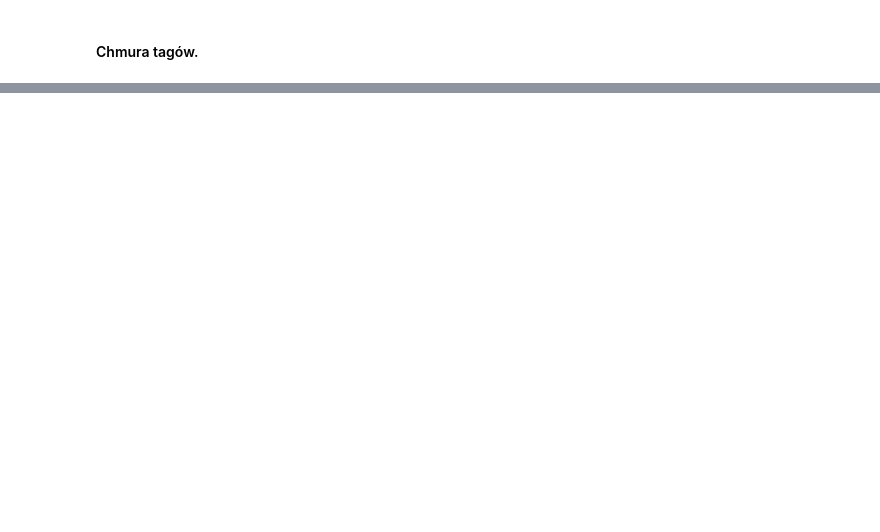
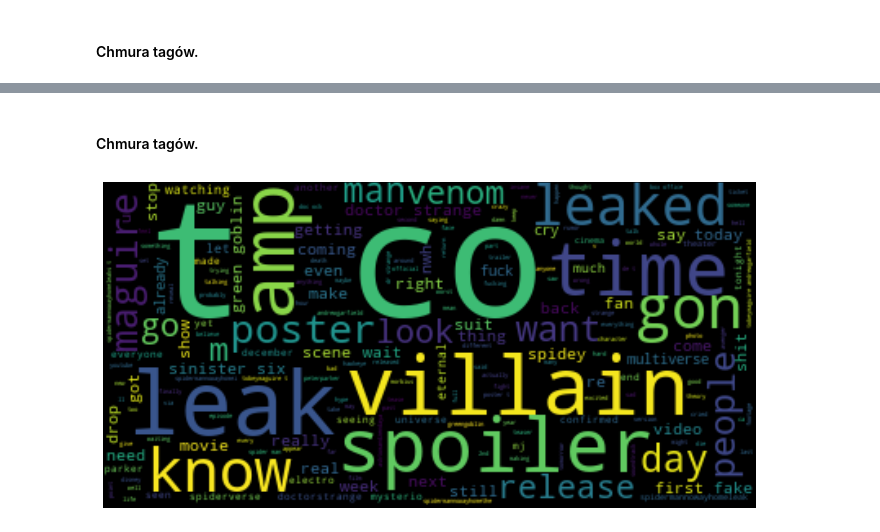
Before and after one commit to marcelmalewski/INF_Marcel_Malewski_274929, a Jupyter notebook: projekt2/projekt2.ipynb, the cells around one changed output, grey strips where cells are left out. Saved outputs shown, nothing was run; the diff lists cells and outputs as text; code cells hidden in the pictures; blank space fills up the shorter version.

```diff
--- a/projekt2/projekt2.ipynb
+++ b/projekt2/projekt2.ipynb
@@ -400,0 +483,6 @@ plt.show()
+# %%
+lem = WordNetLemmatizer()
+
+lemmed_words = []
+for w in filtered_tweets_as_words:
+    lemmed_words.append(lem.lemmatize(w))
@@ -400,0 +522,16 @@ plt.show()
+# %%
+warnings.filterwarnings("ignore")
+
+lemmed_words_as_text = ""
+
+for w in lemmed_words:
+    lemmed_words_as_text = lemmed_words_as_text + " " + w
+
+# Create and generate a word cloud image:
+wordcloud = WordCloud().generate(lemmed_words_as_text)
+
+# Display the generated image:
+plt.figure(figsize=(12, 6))
+plt.imshow(wordcloud, interpolation='bilinear')
+plt.axis("off")
+plt.show()
@@ -400,0 +626,6 @@ plt.show()
+# %%
+lem = WordNetLemmatizer()
+
+lemmed_words = []
+for w in filtered_tweets_as_words:
+    lemmed_words.append(lem.lemmatize(w))
@@ -400,0 +663,20 @@ plt.show()
+# %% [markdown]
+#### Chmura tagów.
+# %%
+warnings.filterwarnings("ignore")
+
+lemmed_words_as_text = ""
+
+for w in lemmed_words:
+    lemmed_words_as_text = lemmed_words_as_text + " " + w
+
+# Create and generate a word cloud image:
+wordcloud = WordCloud().generate(lemmed_words_as_text)
+
+# Display the generated image:
+plt.figure(figsize=(12, 6))
+plt.imshow(wordcloud, interpolation='bilinear')
+plt.axis("off")
+plt.show()
+# %% [output]
+[figure, added]
```
Also changed, not shown: parts of 56 cells of this notebook, 4 other files.
